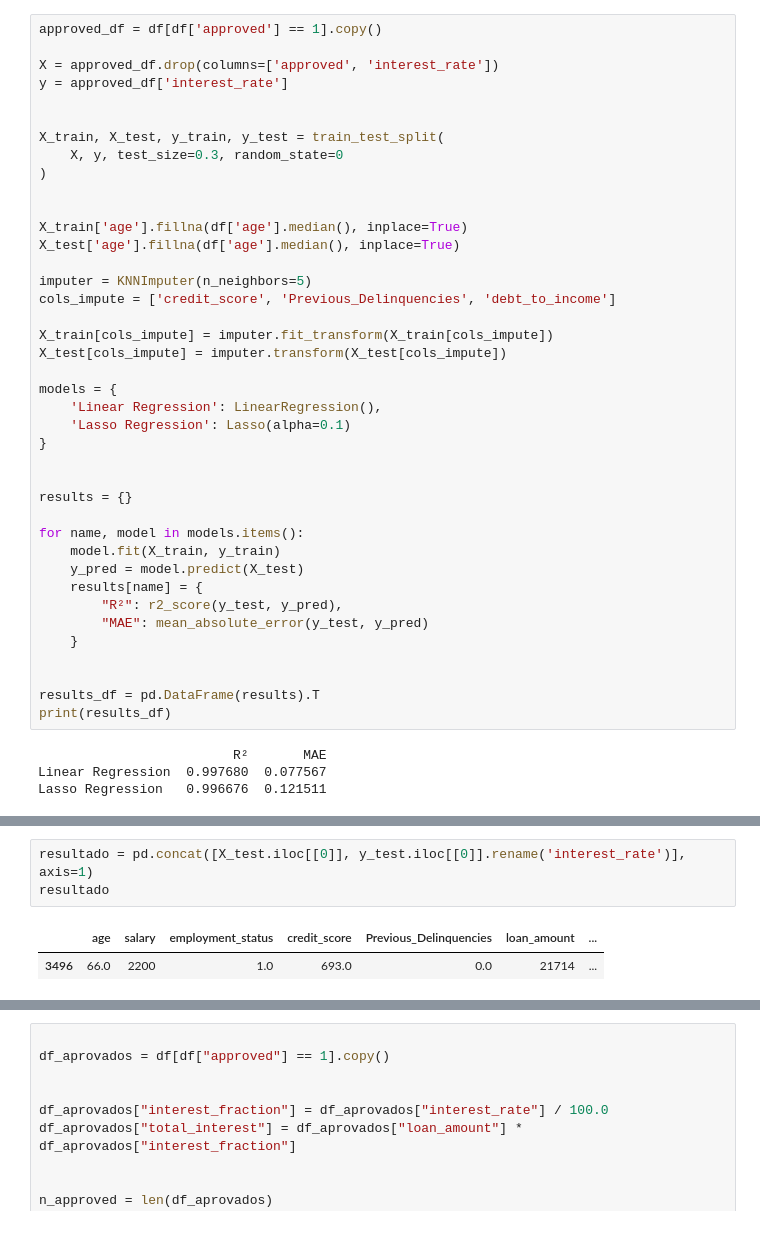
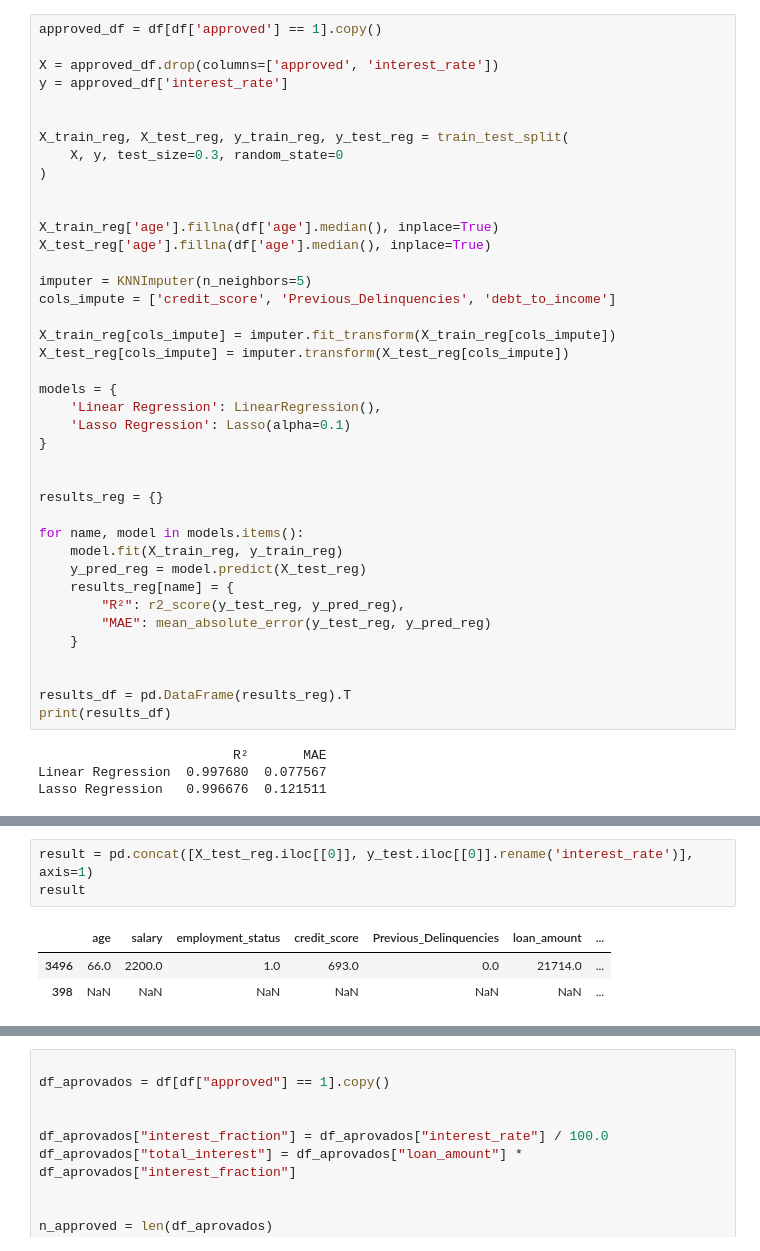
Before and after one commit to LucasDS9/Loan_approval-project, a Jupyter notebook: loan.ipynb, the cells around one changed output, grey strips where cells are left out. Cells and saved outputs as stored; diff of their text form.

```diff
--- a/loan.ipynb
+++ b/loan.ipynb
@@ -558,19 +567,19 @@ X = approved_df.drop(columns=['approved', 'interest_rate'])
 y = approved_df['interest_rate']
 
 
-X_train, X_test, y_train, y_test = train_test_split(
+X_train_reg, X_test_reg, y_train_reg, y_test_reg = train_test_split(
     X, y, test_size=0.3, random_state=0
 )
 
 
-X_train['age'].fillna(df['age'].median(), inplace=True)
-X_test['age'].fillna(df['age'].median(), inplace=True)
+X_train_reg['age'].fillna(df['age'].median(), inplace=True)
+X_test_reg['age'].fillna(df['age'].median(), inplace=True)
 
 imputer = KNNImputer(n_neighbors=5)
 cols_impute = ['credit_score', 'Previous_Delinquencies', 'debt_to_income']
 
-X_train[cols_impute] = imputer.fit_transform(X_train[cols_impute])
-X_test[cols_impute] = imputer.transform(X_test[cols_impute])
+X_train_reg[cols_impute] = imputer.fit_transform(X_train_reg[cols_impute])
+X_test_reg[cols_impute] = imputer.transform(X_test_reg[cols_impute])
 
 models = {
     'Linear Regression': LinearRegression(),
@@ -578,18 +587,18 @@ models = {
 }
 
 
-results = {}
+results_reg = {}
 
 for name, model in models.items():
-    model.fit(X_train, y_train)
-    y_pred = model.predict(X_test)
-    results[name] = {
-        "R²": r2_score(y_test, y_pred),
-        "MAE": mean_absolute_error(y_test, y_pred)
+    model.fit(X_train_reg, y_train_reg)
+    y_pred_reg = model.predict(X_test_reg)
+    results_reg[name] = {
+        "R²": r2_score(y_test_reg, y_pred_reg),
+        "MAE": mean_absolute_error(y_test_reg, y_pred_reg)
     }
 
 
-results_df = pd.DataFrame(results).T
+results_df = pd.DataFrame(results_reg).T
 print(results_df)
 # %% [output]
                          R²       MAE
@@ -627,9 +636,10 @@ Treino  R²: 0.9990 | MAE: 0.0708
 Teste   R²: 0.9977 | MAE: 0.0776
 [figure]
 # %%
-resultado = pd.concat([X_test.iloc[[0]], y_test.iloc[[0]].rename('interest_rate')], axis=1)
-resultado
+result = pd.concat([X_test_reg.iloc[[0]], y_test.iloc[[0]].rename('interest_rate')], axis=1)
+result
 # %% [output]
 |  | age | salary | employment_status | credit_score | Previous_Delinquencies | loan_amount | ... |
-| 3496 | 66.0 | 2200 | 1.0 | 693.0 | 0.0 | 21714 | ... |
+| 3496 | 66.0 | 2200.0 | 1.0 | 693.0 | 0.0 | 21714.0 | ... |
+| 398 | NaN | NaN | NaN | NaN | NaN | NaN | ... |
 # %%
```
Also changed, not shown: parts of 12 cells of this notebook, 2 other files.
